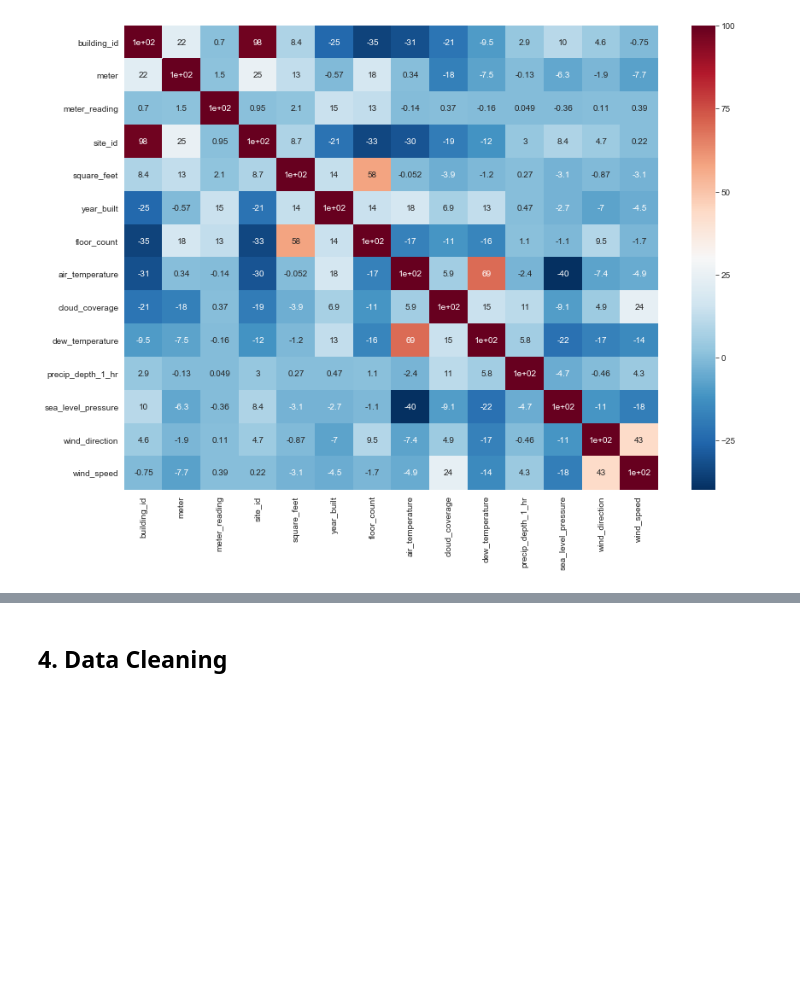
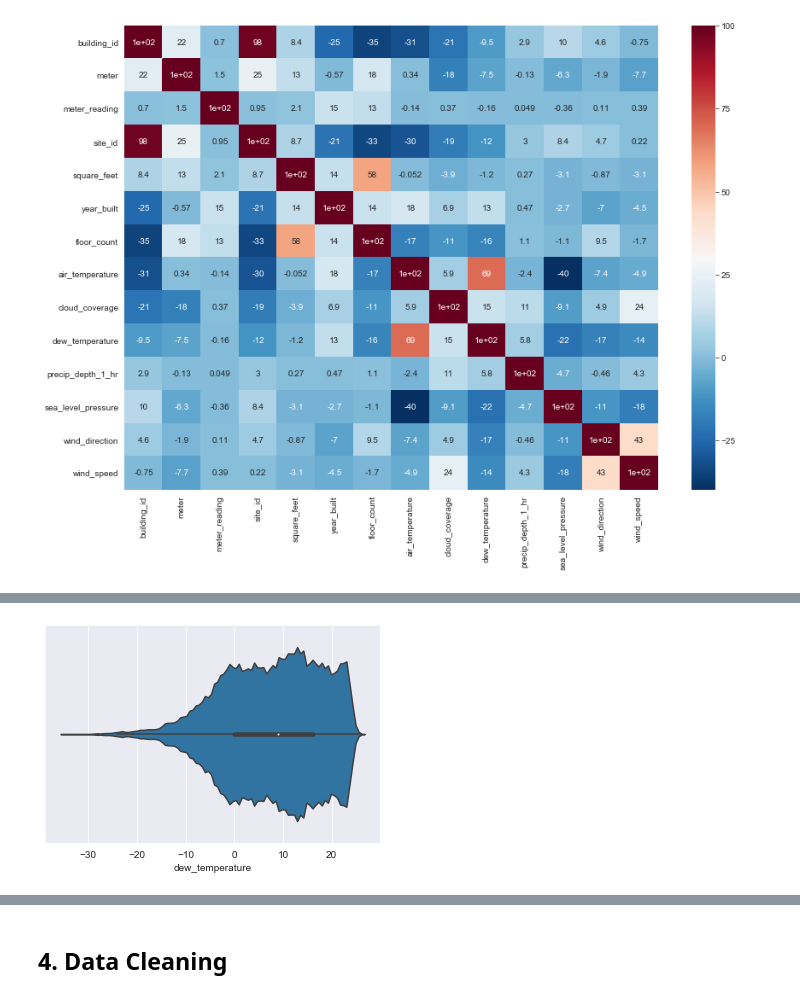
Before and after one commit to Joy879/DataScience-GreatEnergyPredictor, a Jupyter notebook: ASHRAE - Great Energy Predictor III.ipynb, the cells around one changed output, grey strips where cells are left out. Cells and saved outputs as stored; diff of their text form; code cells hidden in the pictures; blank space fills up the shorter version.

```diff
--- a/ASHRAE - Great Energy Predictor III.ipynb
+++ b/ASHRAE - Great Energy Predictor III.ipynb
@@ -332,0 +365,5 @@ sns.heatmap(correlation1*100, cmap='RdBu_r', annot=True)
+# %%
+sns.violinplot('dew_temperature', data=merged_df)
+plt.show()
+# %% [output]
+[figure, added]
```
Also changed, not shown: parts of 25 cells of this notebook.
